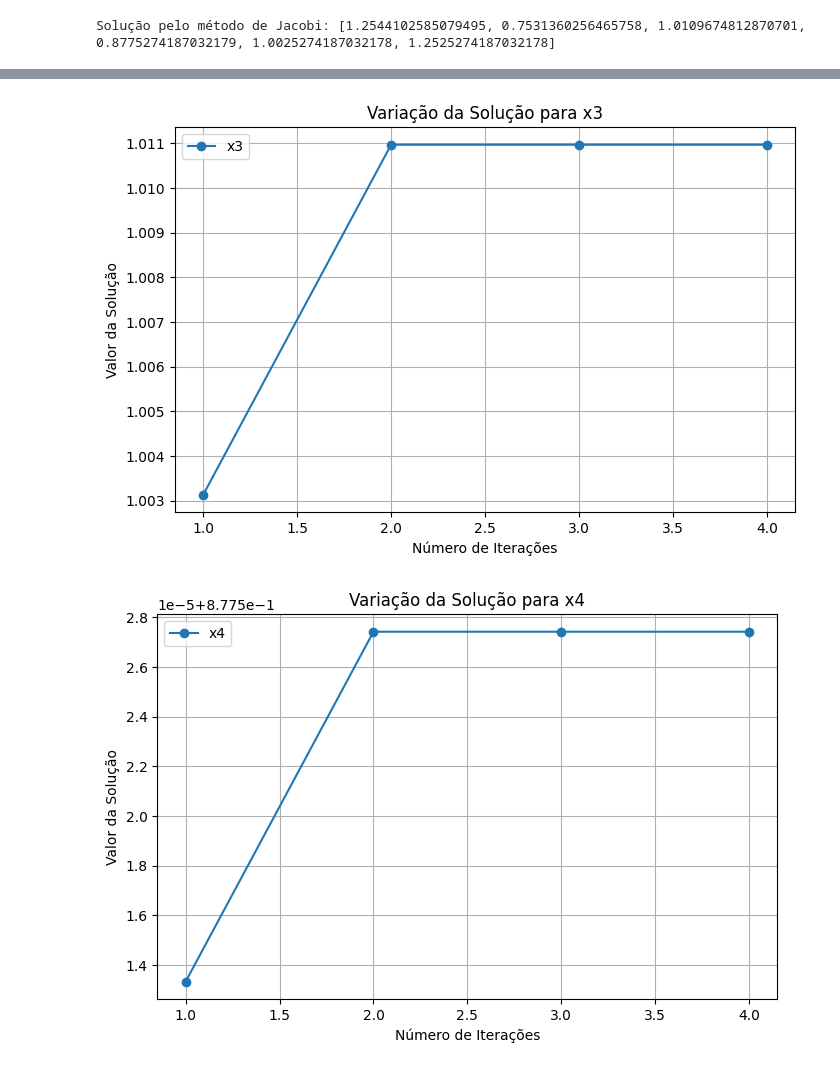
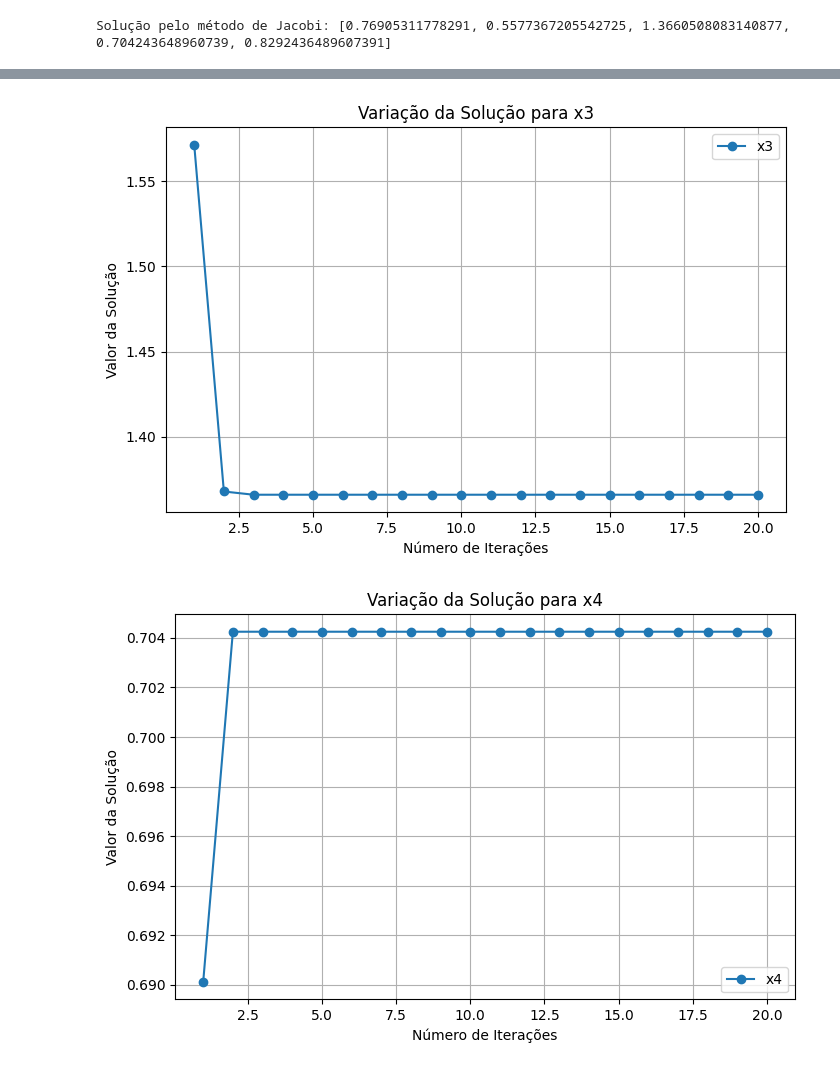
Before and after one commit to Pedro-IFC/NumFlow, a Jupyter notebook: casos/Arvore/Arvore.ipynb, the cells around one changed output, grey strips where cells are left out. Cells and saved outputs as stored; diff of their text form; code cells hidden in the pictures.

```diff
--- a/casos/Arvore/Arvore.ipynb
+++ b/casos/Arvore/Arvore.ipynb
@@ -161,11 +6,10 @@ def analisar_variacao(A, b, max_iteracoes, func):
 # %%
 A = [
-[400, -1, -1, 0, 0, 0],
-[-1, 400, 0, 0, 0, 0],
-[-1, 0, 400, -1, -1, -1],
-[0, 0, -1, 400, 0, 0],
-[0, 0, -1, 0, 400, 0],
-[0, 0, -1, 0, 0, 400]
+[400, 100, 100, 0, 0],
+[100, 400, 0, 0, 0],
+[100, 0, 400, 50, 50],
+[0, 0, 50, 400, 0],
+[0, 0, 50, 0, 400]
 ]
-b = [500, 300, 700, 350, 400, 500]
+b = [500, 300, 700, 350, 400]
 # %%
@@ -193,5 +37,5 @@ Solução do sistema: [1.2562774771512821, 0.7531406936928782, 1.757850166819963
 # %%
-print("Solução pelo método de Jacobi:", metodo_jacobi(A, b, 3))
-analisar_variacao(A, b, 4, metodo_jacobi)
+print("Solução pelo método de Jacobi:", functions.metodo_jacobi(A, b, 20))
+functions.analisar_variacao(A, b, 20, functions.metodo_jacobi)
 # %% [output]
-Solução pelo método de Jacobi: [1.2544102585079495, 0.7531360256465758, 1.0109674812870701, 0.8775274187032179, 1.0025274187032178, 1.2525274187032178]
+Solução pelo método de Jacobi: [0.76905311778291, 0.5577367205542725, 1.3660508083140877, 0.704243648960739, 0.8292436489607391]
@@ -200,2 +44,2 @@ Solução pelo método de Jacobi: [1.2544102585079495, 0.7531360256465758, 1.010
-[figure, old version]
+[figure, new version]
-[figure, old version]
+[figure, new version]
```
Also changed, not shown: parts of 13 cells of this notebook, 13 other files.
